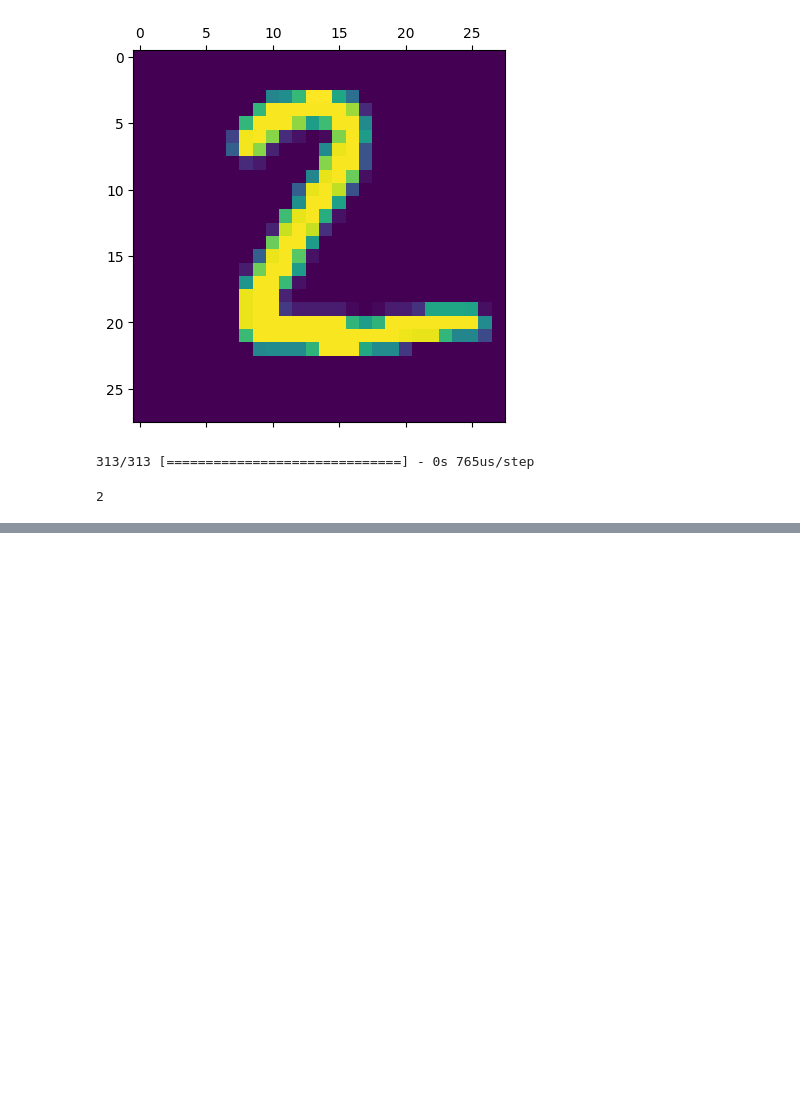
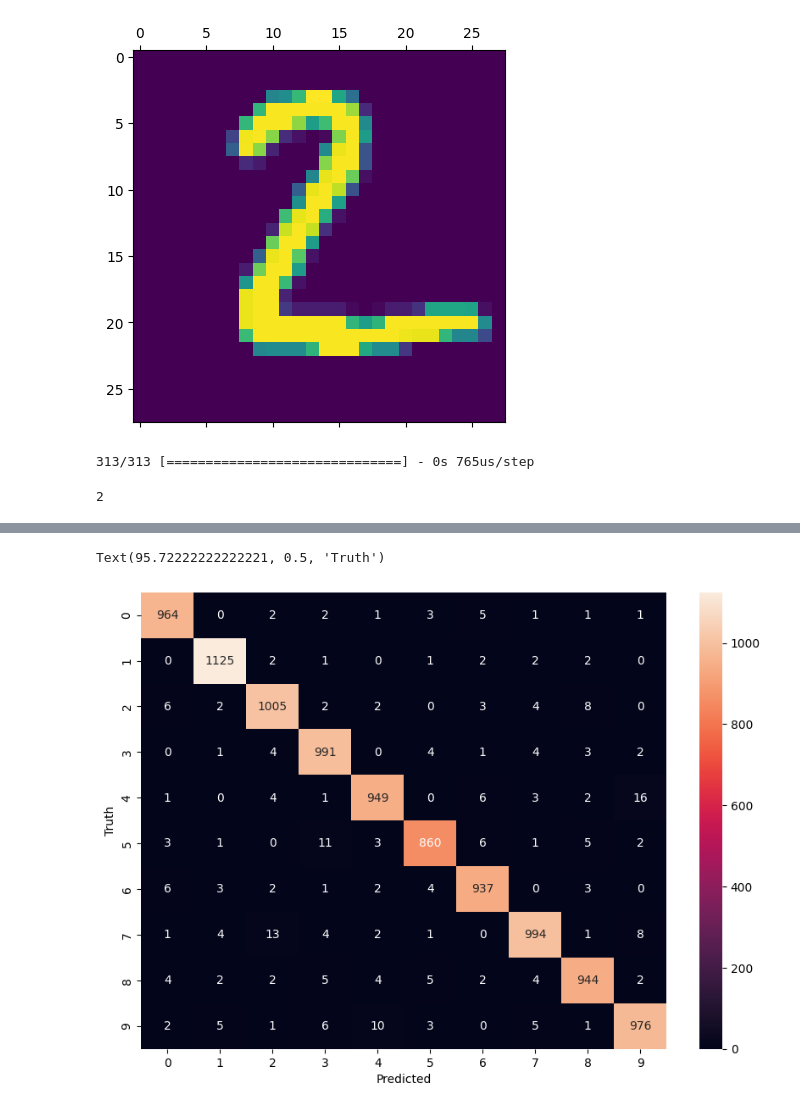
Before and after one commit to mayankt18/handwritten-character-recognition, a Jupyter notebook: handwritten_digit_recognition.ipynb, the cells around one changed output, grey strips where cells are left out. Saved outputs shown, nothing was run; the diff lists cells and outputs as text; code cells hidden in the pictures; blank space fills up the shorter version.

Commit message:
Tried imporving the accuracy using hidden layer

```diff
--- a/handwritten_digit_recognition.ipynb
+++ b/handwritten_digit_recognition.ipynb
@@ -114,0 +145,15 @@ np.argmax(y_predicted[1])
+# %%
+# adding a hidden layer to the model above
+model = keras.Sequential([
+    layers.Dense(100, input_shape=(784,), activation='relu'),
+    layers.Dense(100000, activation='relu'),
+    layers.Dense(10, activation='sigmoid')
+])
+
+model.compile(
+    optimizer='adam',
+    loss='sparse_categorical_crossentropy',
+    metrics=['accuracy']
+)
+
+model.fit(X_train_flattened, y_train, epochs=10)
@@ -114,0 +187,2 @@ np.argmax(y_predicted[1])
+# %%
+y_predicted = model.predict(X_test_flattened)
@@ -114,0 +191,3 @@ np.argmax(y_predicted[1])
+# %%
+y_predicted_labels = [np.argmax(i) for i in y_predicted]
+y_predicted_labels
@@ -114,0 +212,3 @@ np.argmax(y_predicted[1])
+# %%
+confusion_matrix = tf.math.confusion_matrix(labels=y_test, predictions=y_predicted_labels)
+confusion_matrix
@@ -114,0 +228,9 @@ np.argmax(y_predicted[1])
+# %%
+import seaborn as sn
+plt.figure(figsize = (10,7))
+sn.heatmap(confusion_matrix, annot=True, fmt='d')
+plt.xlabel('Predicted')
+plt.ylabel('Truth')
+# %% [output]
+Text(95.72222222222221, 0.5, 'Truth')
+[figure, added]
```
Also changed, not shown: parts of 14 cells of this notebook.
